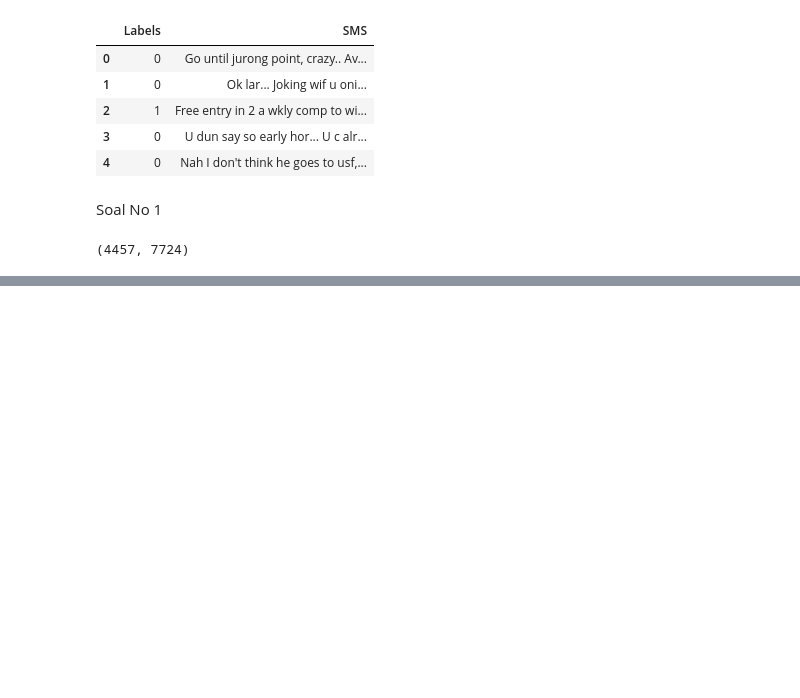
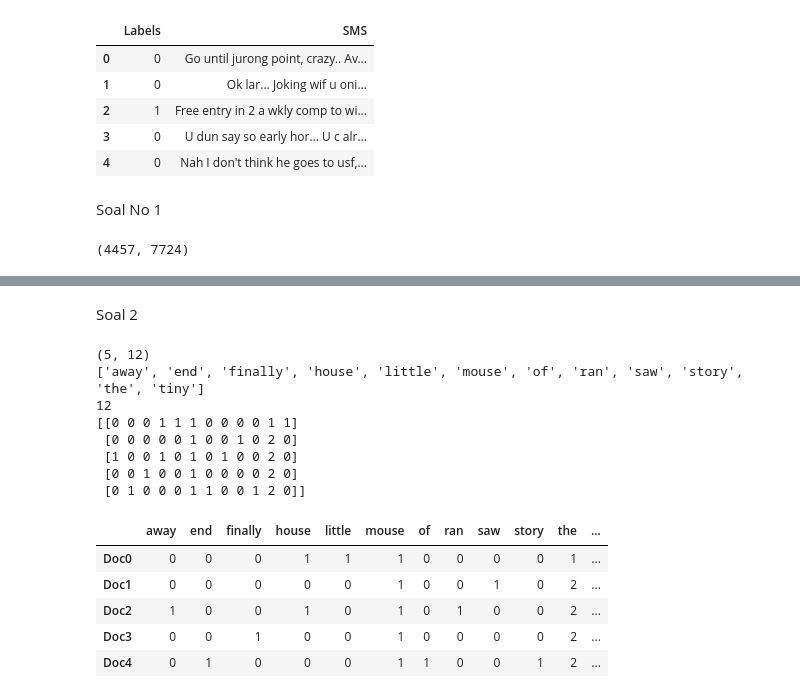
Before and after one commit to SnapeSnoop/MachineLearning, a Jupyter notebook: MCLPT5.ipynb, the cells around one changed output, grey strips where cells are left out. Saved outputs shown, nothing was run; the diff lists cells and outputs as text; code cells hidden in the pictures; blank space fills up the shorter version.

```diff
--- a/MCLPT5.ipynb
+++ b/MCLPT5.ipynb
@@ -160,0 +109,62 @@ Hasil akurasi data test: 0.9775784753363229
+# %% [markdown]
+Soal 2
+# %%
+import pandas as pd
+import numpy as np
+from sklearn.feature_extraction.text import TfidfTransformer
+from sklearn.feature_extraction.text import CountVectorizer
+
+docs=["the house had a tiny little mouse",
+      "the cat saw the mouse",
+      "the mouse ran away from the house",
+      "the cat finally ate the mouse",
+      "the end of the mouse story"
+     ]
+# %%
+#instantiate CountVectorizer()
+cv=CountVectorizer(stop_words=(["ate", "cat","from","had"]))
+
+# this steps generates word counts for the words in your docs
+word_count_vector=cv.fit_transform(docs)
+print(word_count_vector.shape)
+#(5, 16)
+#We should have 5 rows (5 docs) and 16 columns (16 unique words, minus single character words):
+
+tokens = cv.get_feature_names()
+print(tokens)
+# ['ate', 'away', 'cat', 'end', 'finally', 'from', 'had', 'house', 'little', 'mouse', 'of', 'ran', 'saw', 'story', 'the', 'tiny']
+
+
+print(len(tokens))
+#16
+
+#there is 5 documents and 16 unique words
+
+#it returns term-document matrix.
+print(word_count_vector.toarray())
+# [[0 0 0 0 0 0 1 1 1 1 0 0 0 0 1 1]
+#  [0 0 1 0 0 0 0 0 0 1 0 0 1 0 2 0]
+#  [0 1 0 0 0 1 0 1 0 1 0 1 0 0 2 0]
+#  [1 0 1 0 1 0 0 0 0 1 0 0 0 0 2 0]
+#  [0 0 0 1 0 0 0 0 0 1 1 0 0 1 2 0]]
+
+# create an index for each row
+doc_names = ['Doc{:d}'.format(idx) for idx, _ in enumerate(word_count_vector)]
+df = pd.DataFrame(data=word_count_vector.toarray(), index=doc_names,
+                  columns=tokens)
+df
+# %% [output]
+(5, 12)
+['away', 'end', 'finally', 'house', 'little', 'mouse', 'of', 'ran', 'saw', 'story', 'the', 'tiny']
+12
+[[0 0 0 1 1 1 0 0 0 0 1 1]
+ [0 0 0 0 0 1 0 0 1 0 2 0]
+ [1 0 0 1 0 1 0 1 0 0 2 0]
+ [0 0 1 0 0 1 0 0 0 0 2 0]
+ [0 1 0 0 0 1 1 0 0 1 2 0]]
+|  | away | end | finally | house | little | mouse | of | ran | saw | story | the | ... |
+| Doc0 | 0 | 0 | 0 | 1 | 1 | 1 | 0 | 0 | 0 | 0 | 1 | ... |
+| Doc1 | 0 | 0 | 0 | 0 | 0 | 1 | 0 | 0 | 1 | 0 | 2 | ... |
+| Doc2 | 1 | 0 | 0 | 1 | 0 | 1 | 0 | 1 | 0 | 0 | 2 | ... |
+| Doc3 | 0 | 0 | 1 | 0 | 0 | 1 | 0 | 0 | 0 | 0 | 2 | ... |
+| Doc4 | 0 | 1 | 0 | 0 | 0 | 1 | 1 | 0 | 0 | 1 | 2 | ... |
```
Also changed, not shown: parts of 8 cells of this notebook.
